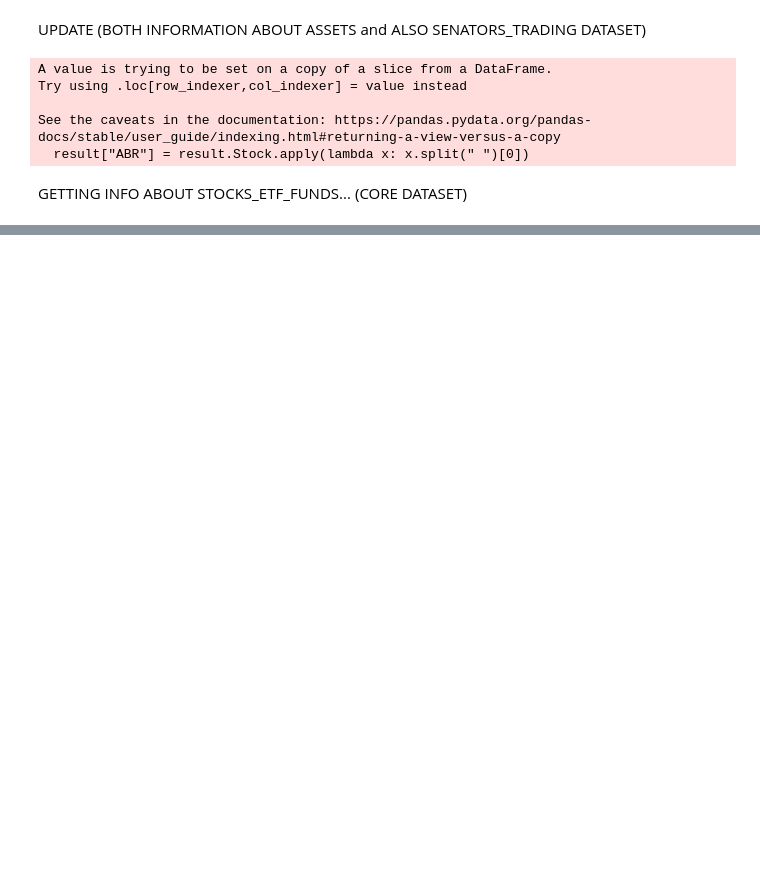
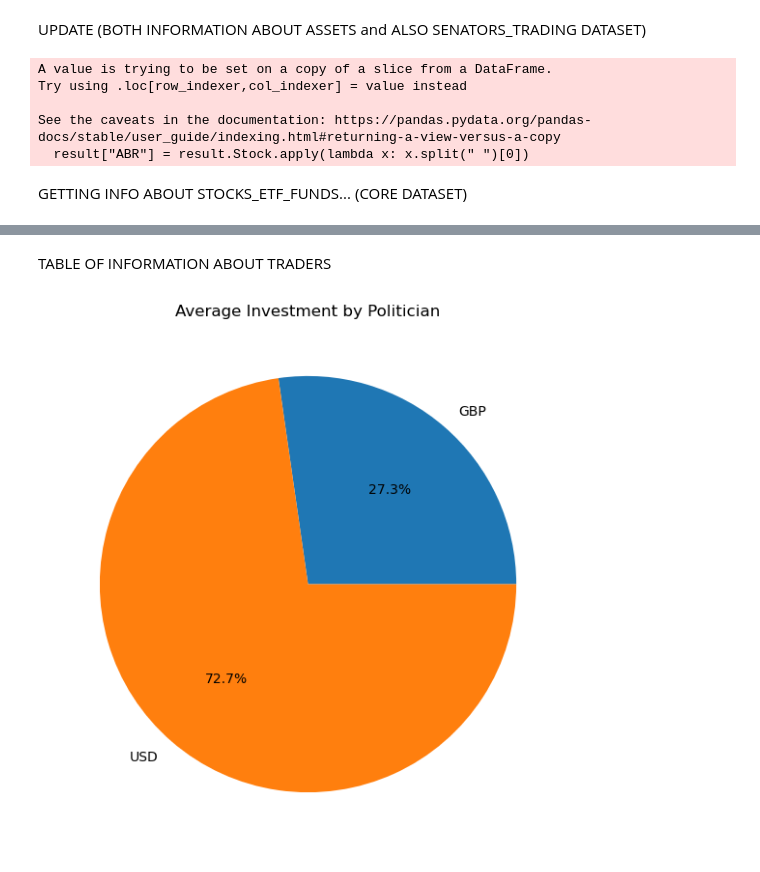
Before and after one commit to JEM207-Data-Processing-in-Python/Senators-trading, a Jupyter notebook: Code.ipynb, the cells around one changed output, grey strips where cells are left out. Drawn from its saved outputs; the diff is of its cells as text; code cells hidden in the pictures; blank space fills up the shorter version.

```diff
--- a/Code.ipynb
+++ b/Code.ipynb
@@ -298,0 +343,2 @@ info_dataset.to_csv("info_dataset.csv")
+# %%
+data_trading = data_trading.applymap(lambda x: x.strip() if isinstance(x, str) else x)
@@ -298,0 +393,6 @@ info_dataset.to_csv("info_dataset.csv")
+# %% [markdown]
+TABLE OF INFORMATION ABOUT TRADERS
+# %%
+data_trading["ABR"] = data_trading["Stock"].apply(lambda x: x.split(" ")[0])
+# %%
+data_trading = data_trading.merge(info_trading, how="left", left_on="ABR", right_on="symbol")
@@ -298,0 +429,19 @@ info_dataset.to_csv("info_dataset.csv")
+# %%
+def pie_chart(df, politician):
+
+    help_df = df[df["Politician"] == politician]
+
+    labels = help_df.iloc[:, 1]
+
+    plt.figure(figsize=(7, 7))
+    plt.pie(help_df['avg_invested'], labels=labels, autopct='%1.1f%%', startangle=0)
+
+    # Add title
+    plt.title("Average Investment by Politician")
+
+    # Display the pie chart
+    plt.show()
+# %%
+pie_chart(total_purchased_currency, "Adam Kinzinger")
+# %% [output]
+[figure, added]
```
Also changed, not shown: parts of 13 cells of this notebook.
